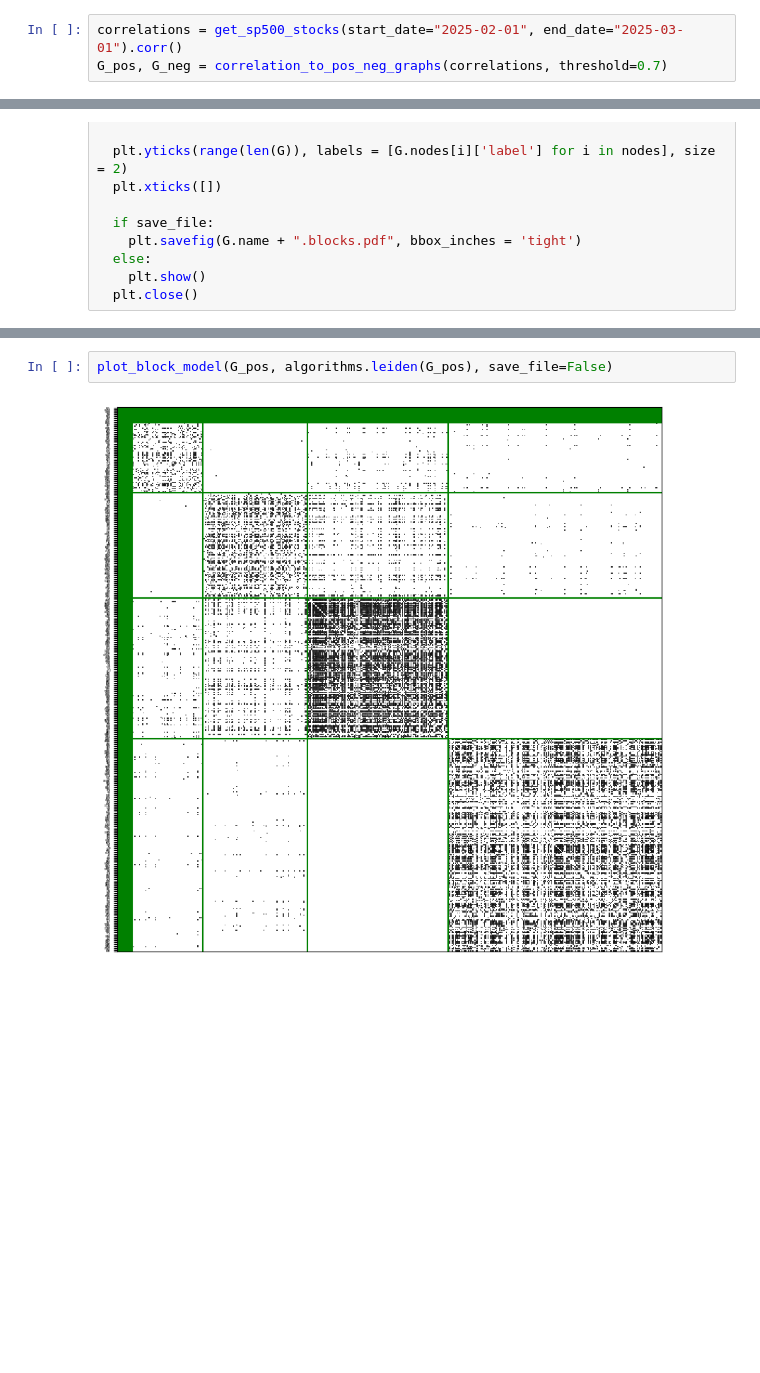
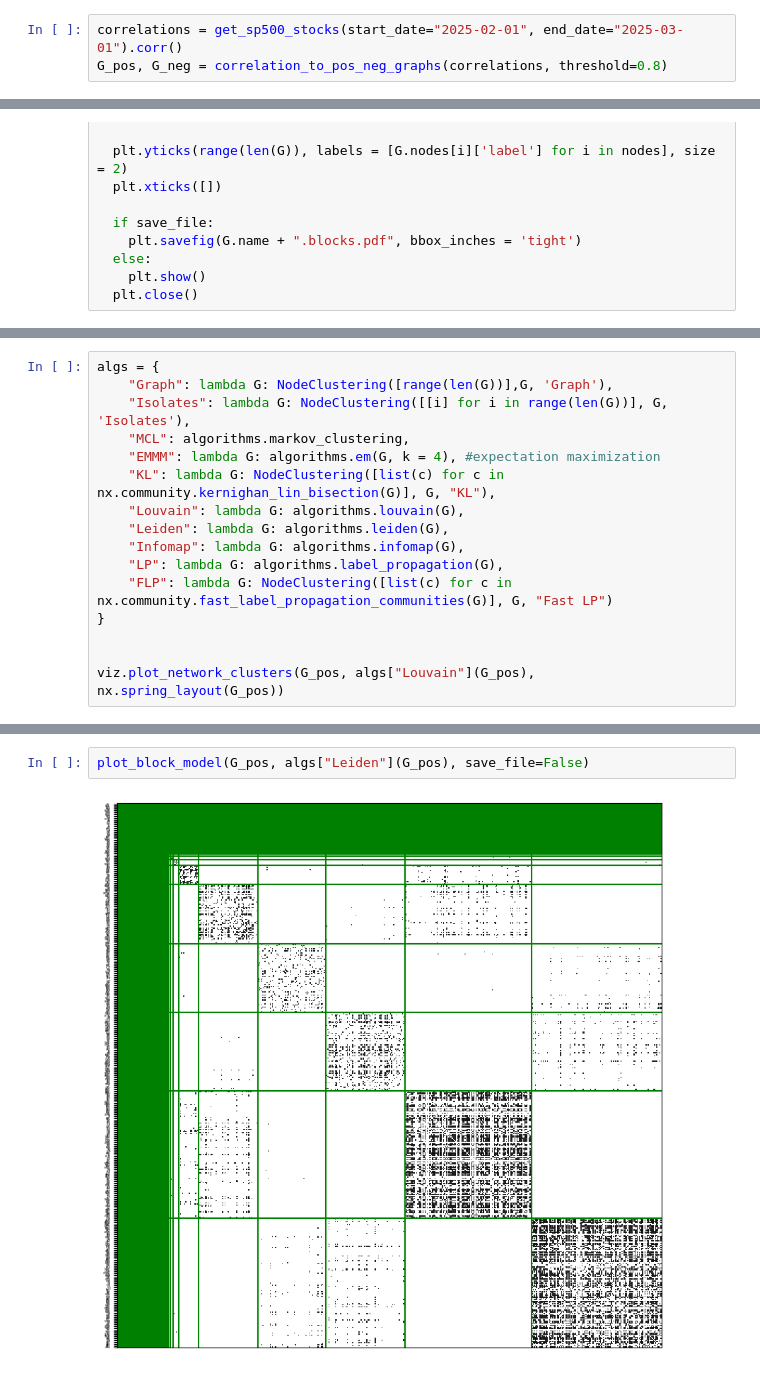
Before and after one commit to HSellis/INA-Project, a Jupyter notebook: community_detection.ipynb, the cells around one changed output, grey strips where cells are left out. Saved outputs shown, nothing was run; the diff lists cells and outputs as text; blank space fills up the shorter version.

```diff
--- a/community_detection.ipynb
+++ b/community_detection.ipynb
@@ -37,4 +16,4 @@ def info(G, fast = False):
 # %%
 correlations = get_sp500_stocks(start_date="2025-02-01", end_date="2025-03-01").corr()
-G_pos, G_neg = correlation_to_pos_neg_graphs(correlations, threshold=0.7)
+G_pos, G_neg = correlation_to_pos_neg_graphs(correlations, threshold=0.8)
 # %% [output]
@@ -137,0 +114,16 @@ info(G_neg)
+# %%
+algs = {
+    "Graph": lambda G: NodeClustering([range(len(G))],G, 'Graph'),
+    "Isolates": lambda G: NodeClustering([[i] for i in range(len(G))], G, 'Isolates'),
+    "MCL": algorithms.markov_clustering,
+    "EMMM": lambda G: algorithms.em(G, k = 4), #expectation maximization
+    "KL": lambda G: NodeClustering([list(c) for c in nx.community.kernighan_lin_bisection(G)], G, "KL"),
+    "Louvain": lambda G: algorithms.louvain(G),
+    "Leiden": lambda G: algorithms.leiden(G),
+    "Infomap": lambda G: algorithms.infomap(G),
+    "LP": lambda G: algorithms.label_propagation(G),
+    "FLP": lambda G: NodeClustering([list(c) for c in nx.community.fast_label_propagation_communities(G)], G, "Fast LP")
+}
+
+
+viz.plot_network_clusters(G_pos, algs["Louvain"](G_pos), nx.spring_layout(G_pos))
@@ -146,4 +141,4 @@ plot_wiring_diagram(G_pos, nx.forceatlas2_layout(G_pos), algorithms.leiden(G_pos
 # %%
-plot_block_model(G_pos, algorithms.leiden(G_pos), save_file=False)
+plot_block_model(G_pos, algs["Leiden"](G_pos), save_file=False)
 # %% [output]
-[figure, old version]
+[figure, new version]
```
Also changed, not shown: parts of 28 cells of this notebook, 3 other files.
